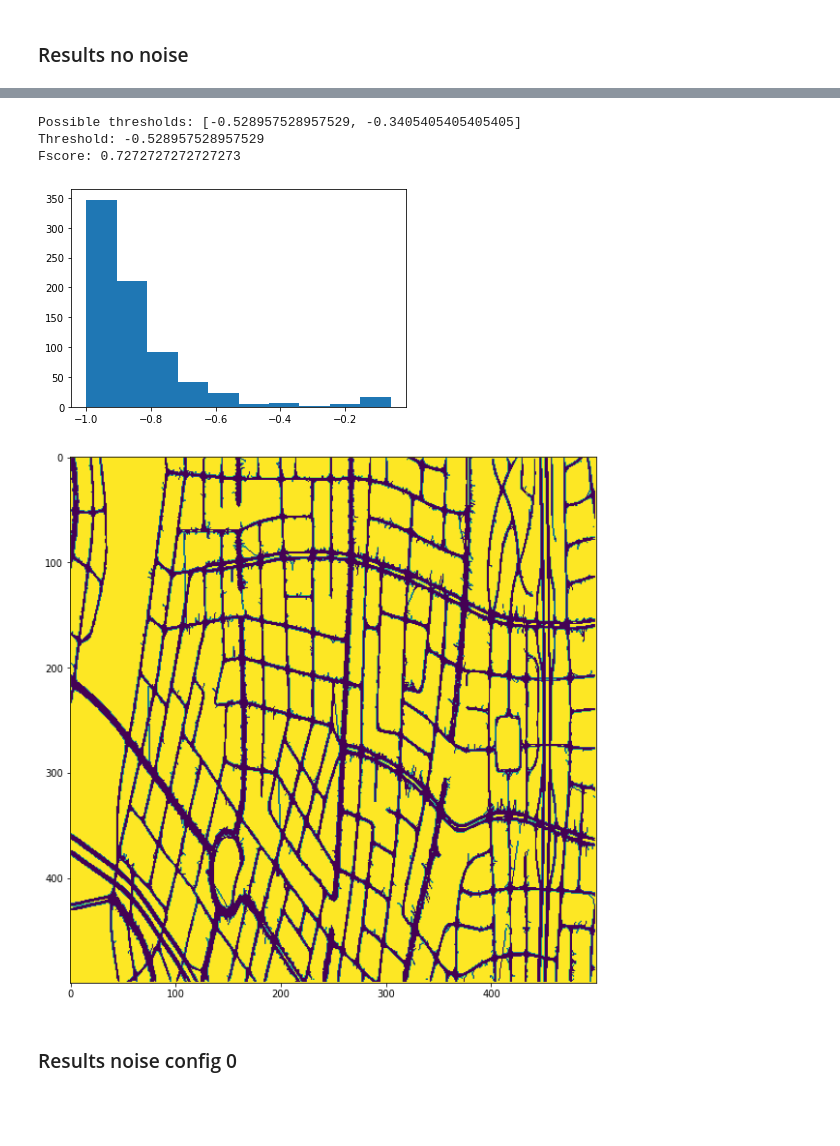
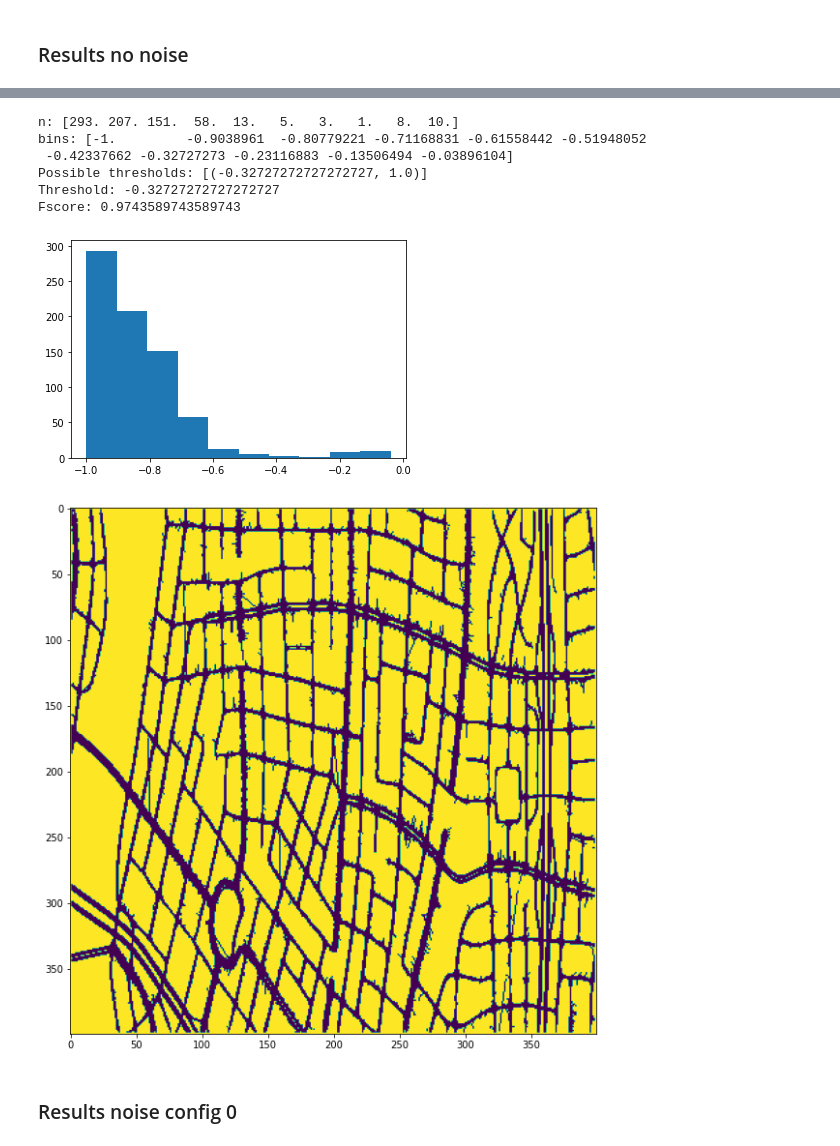
Before and after one commit to KJ-Waller/SyntheticHighways, a Jupyter notebook: ChangeDetection/notebooks/HistogramAnalysis.ipynb, the cells around one changed output, grey strips where cells are left out. Saved outputs shown, nothing was run; the diff lists cells and outputs as text; code cells hidden in the pictures; blank space fills up the shorter version.

```diff
--- a/ChangeDetection/notebooks/HistogramAnalysis.ipynb
+++ b/ChangeDetection/notebooks/HistogramAnalysis.ipynb
@@ -22,7 +22,7 @@ plot_graph(G1, figsize=(10,10))
 dataset = SHDataset(noise=False, noise_config=0)
 G1,T1,G2,T2 = dataset.read_snapshots(0, bbox=bbox)
 
-hist_det = HistogramDetector(G1, bbox, hist_dims=(500,500))
+hist_det = HistogramDetector(G1, bbox, hist_dims=(400,400))
 G2_pred_hist = hist_det.forward(T2['T'])
 gt_labels = groundtruth_labels(G1, G2)
 plot_graph(G2_pred_hist, use_weights=True, figsize=(10,10))
@@ -41,8 +41,11 @@ print(f'Fscore: {fscore_hist}')
-Possible thresholds: [-0.528957528957529, -0.3405405405405405]
-Threshold: -0.528957528957529
-Fscore: 0.7272727272727273
+n: [293. 207. 151.  58.  13.   5.   3.   1.   8.  10.]
+bins: [-1.         -0.9038961  -0.80779221 -0.71168831 -0.61558442 -0.51948052
+ -0.42337662 -0.32727273 -0.23116883 -0.13506494 -0.03896104]
+Possible thresholds: [(-0.32727272727272727, 1.0)]
+Threshold: -0.32727272727272727
+Fscore: 0.9743589743589743
-[figure, old version]
+[figure, new version]
-[figure, old version]
+[figure, new version]
 # %% [markdown]
 ### Results noise config 0
 # %%
```
Also changed, not shown: parts of 8 cells of this notebook, 1 other file.
